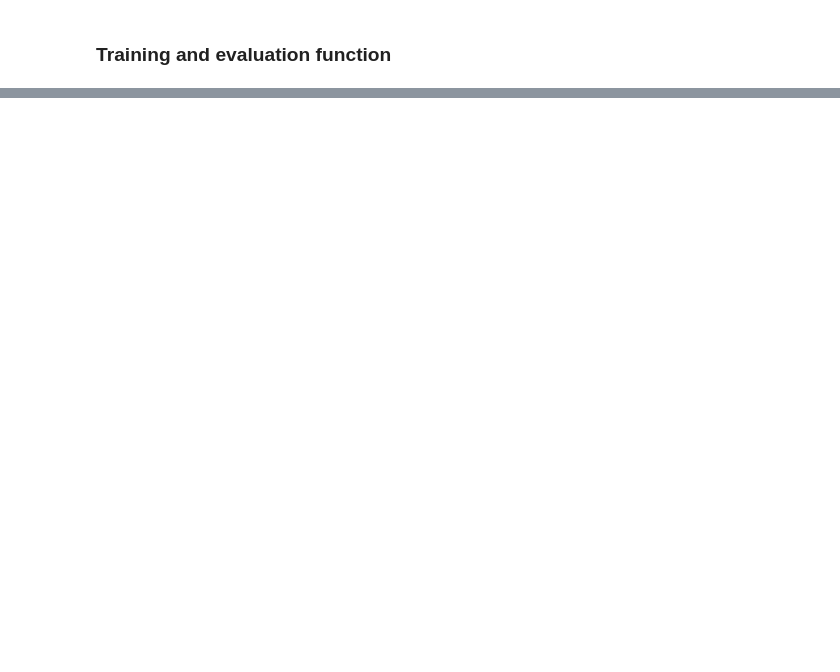
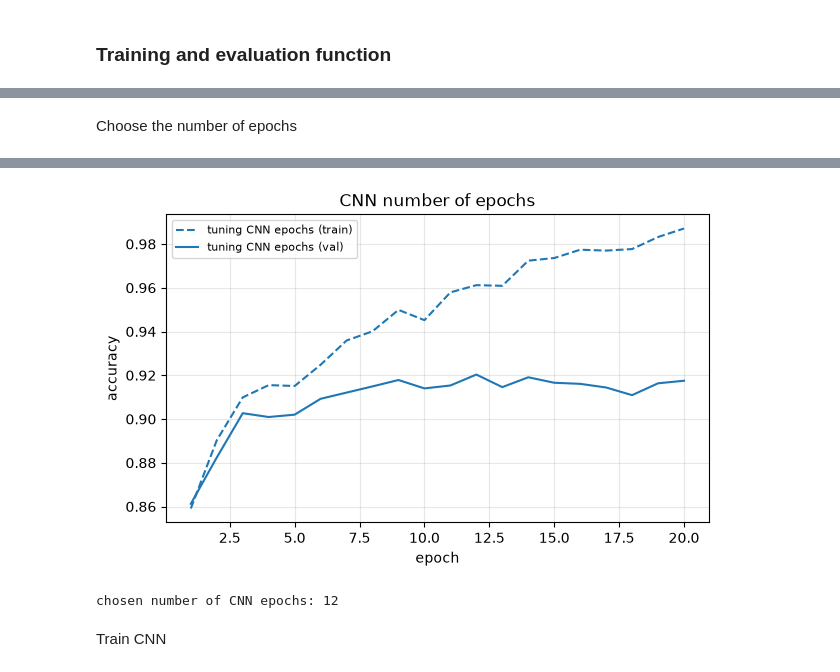
Before and after one commit to siqi-lYuYl/COMP551_A3, a Jupyter notebook: COMP551_A3.ipynb, the cells around one changed output, grey strips where cells are left out. Saved outputs shown, nothing was run; the diff lists cells and outputs as text; code cells hidden in the pictures; blank space fills up the shorter version.

```diff
--- a/COMP551_A3.ipynb
+++ b/COMP551_A3.ipynb
@@ -587,0 +741,12 @@ def train_model(model, trainloader, evalloader, num_epochs = 5, lr = 0.01):
+# %% [markdown]
+Choose the number of epochs
+# %%
+CNN_MAX_EPOCHS = 1 if QUICK_RUN else 20
+torch.manual_seed(0)
+results['tuning CNN epochs'] = {'history': train_model(ConvNet(channels = CNN_CHANNELS).to(device), trainloader,
+                                                       train_evalloader, valloader, num_epochs = CNN_MAX_EPOCHS, lr = CNN_LR)}
+plot_histories(['tuning CNN epochs'], 'CNN number of epochs', eval_name = 'val')
+CNN_EPOCHS = int(np.argmax(results['tuning CNN epochs']['history']['eval_acc'])) + 1
+del results['tuning CNN epochs']
+print('chosen number of CNN epochs:', CNN_EPOCHS)
+# %% [output]
@@ -587,0 +773,4 @@ def train_model(model, trainloader, evalloader, num_epochs = 5, lr = 0.01):
+[figure, added]
+chosen number of CNN epochs: 12
+# %% [markdown]
+Train CNN
```
Also changed, not shown: parts of 44 cells of this notebook.
